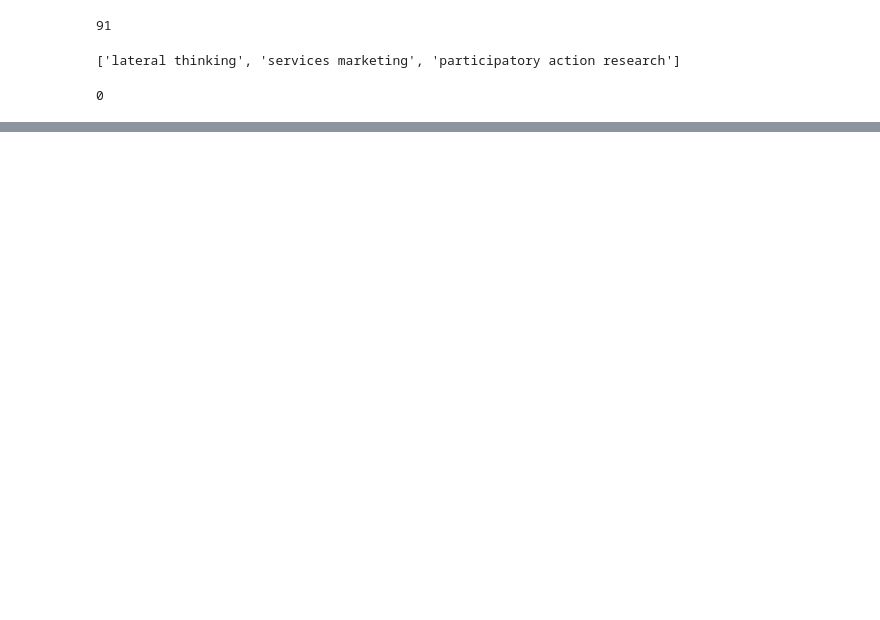
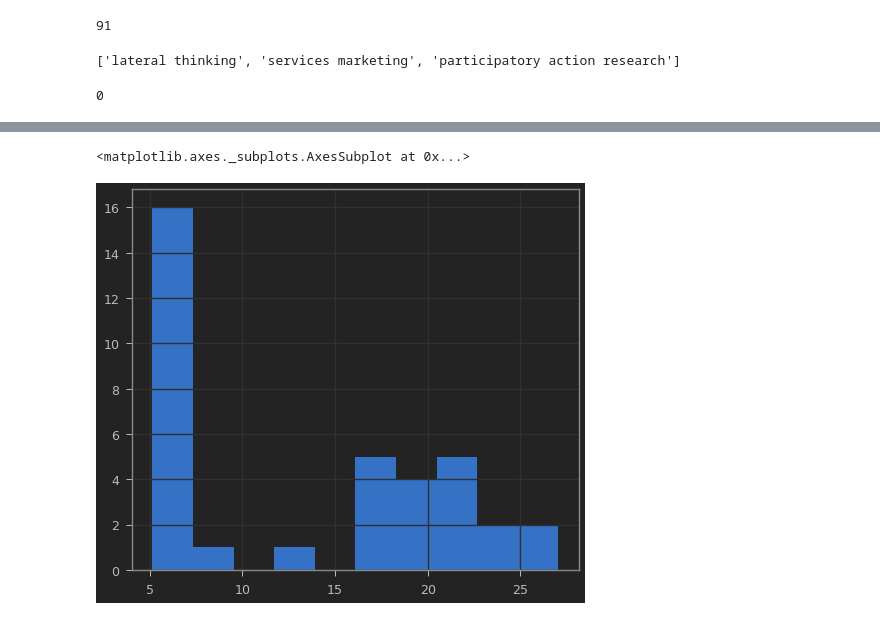
Before and after one commit to nicksettje/unique-search, a Jupyter notebook: backend.ipynb, the cells around one changed output, grey strips where cells are left out. Drawn from its saved outputs; the diff is of its cells as text; code cells hidden in the pictures; blank space fills up the shorter version.

```diff
--- a/backend.ipynb
+++ b/backend.ipynb
@@ -460,0 +500,17 @@ fig.suptitle('Document-Document Similarity <> Document-Topic Similarity');
+# %%
+cross_similarities = {}
+for topic in similarities:
+    documents = similarities[topic]
+    n_documents = len(topic_similarities[topic])
+    cross_similarities[topic] = pd.Series(np.zeros(n_documents))
+    for idx, sim in enumerate(documents):
+        i = idx % n_documents
+        j = idx // n_documents
+        cross_similarities[topic][i] += sim
+        if i != j:
+            cross_similarities[topic][j] += sim
+# %%
+cross_similarities['lateral thinking'].hist()
+# %% [output]
+<matplotlib.axes._subplots.AxesSubplot at 0x...>
+[figure, added]
```
Also changed, not shown: parts of 21 cells of this notebook.
